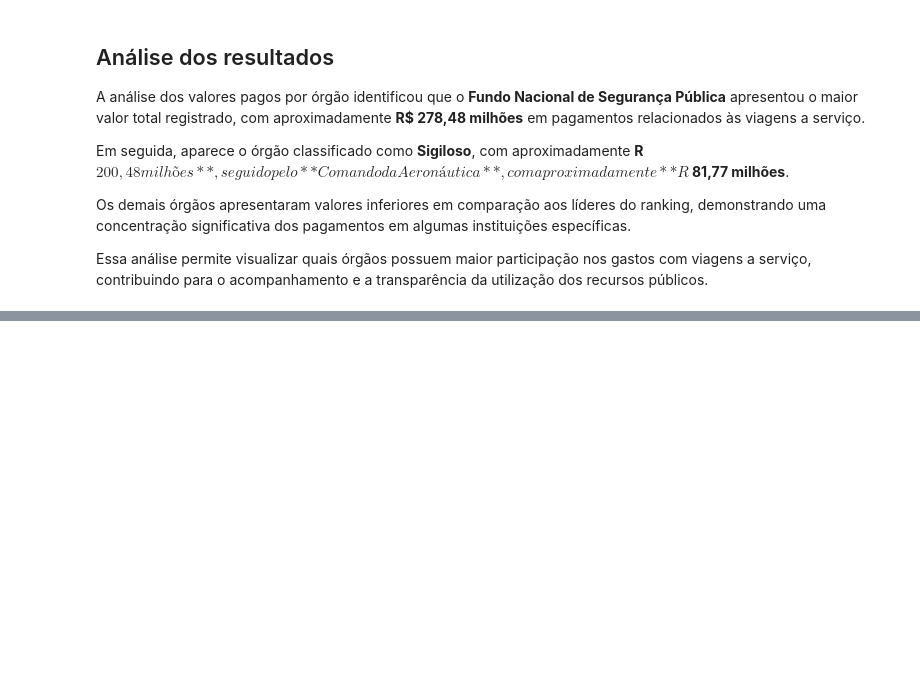
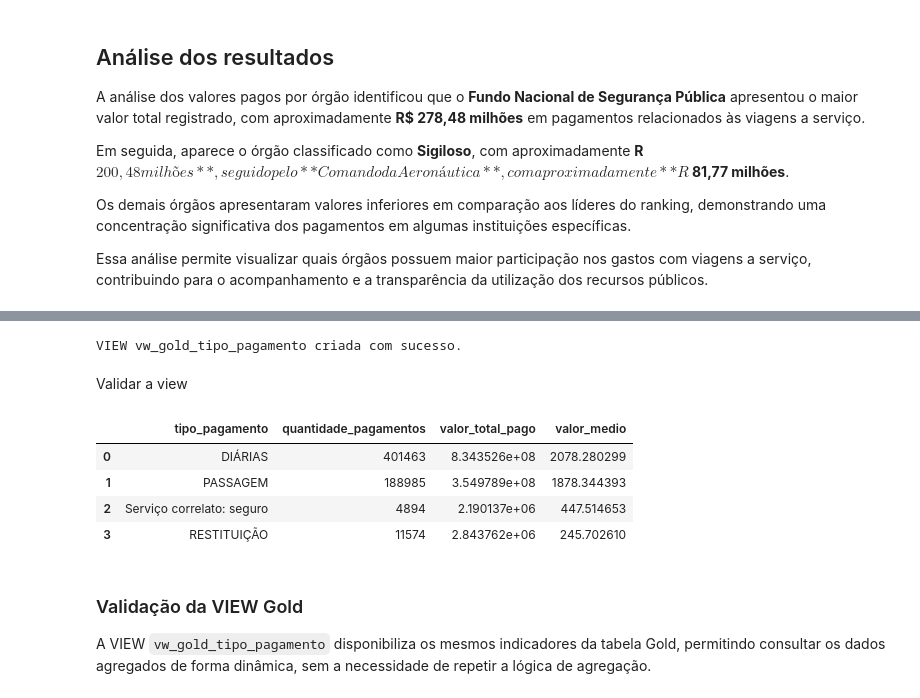
Before and after one commit to FernandaBarrosLinhares/Projeto-Final-Fernanda-Linhares, a Jupyter notebook: notebooks/3_analise.ipynb, the cells around one changed output, grey strips where cells are left out. Saved outputs shown, nothing was run; the diff lists cells and outputs as text; code cells hidden in the pictures; blank space fills up the shorter version.

```diff
--- a/notebooks/3_analise.ipynb
+++ b/notebooks/3_analise.ipynb
@@ -677,0 +771,30 @@ Essa análise permite visualizar quais órgãos possuem maior participação nos
+# %%
+banco.executar(conexao, "DROP VIEW IF EXISTS vw_gold_tipo_pagamento")
+
+banco.executar(conexao, """
+CREATE VIEW vw_gold_tipo_pagamento AS
+SELECT *
+FROM gold_tipo_pagamento;
+""")
+
+print("VIEW vw_gold_tipo_pagamento criada com sucesso.")
+# %% [output]
+VIEW vw_gold_tipo_pagamento criada com sucesso.
+# %% [markdown]
+Validar a view
+# %%
+consultar("""
+SELECT *
+FROM vw_gold_tipo_pagamento
+ORDER BY valor_medio DESC;
+""")
+# %% [output]
+|  | tipo_pagamento | quantidade_pagamentos | valor_total_pago | valor_medio |
+| 0 | DIÁRIAS | 401463 | 8.343526e+08 | 2078.280299 |
+| 1 | PASSAGEM | 188985 | 3.549789e+08 | 1878.344393 |
+| 2 | Serviço correlato: seguro | 4894 | 2.190137e+06 | 447.514653 |
+| 3 | RESTITUIÇÃO | 11574 | 2.843762e+06 | 245.702610 |
+# %% [markdown]
+### Validação da VIEW Gold
+
+A VIEW `vw_gold_tipo_pagamento` disponibiliza os mesmos indicadores da tabela Gold, permitindo consultar os dados agregados de forma dinâmica, sem a necessidade de repetir a lógica de agregação.
```
Also changed, not shown: parts of 18 cells of this notebook.
